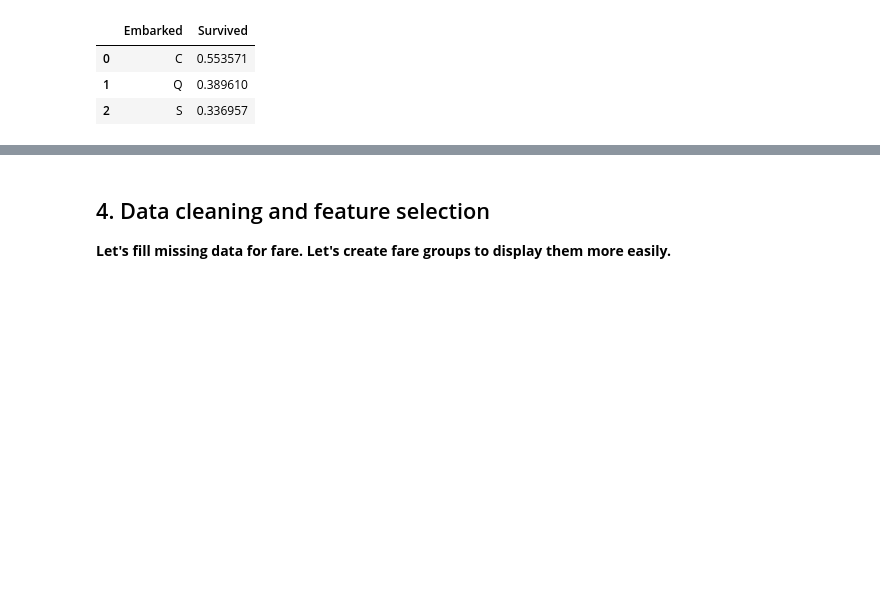
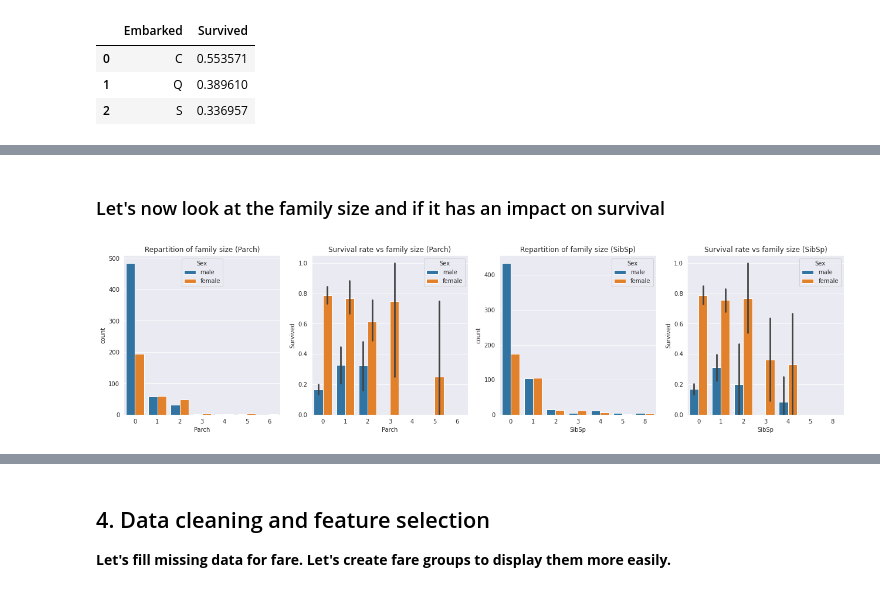
Before and after one commit to max-lutz/Kaggle_competitions, a Jupyter notebook: titanic-survival-prediction.ipynb, the cells around one changed output, grey strips where cells are left out. Drawn from its saved outputs; the diff is of its cells as text; code cells hidden in the pictures; blank space fills up the shorter version.

```diff
--- a/titanic-survival-prediction.ipynb
+++ b/titanic-survival-prediction.ipynb
@@ -306,0 +263,14 @@ Text(0.5, 1.0, 'Survival rate vs Pclass and sex')
+# %% [markdown]
+### Let's now look at the family size and if it has an impact on survival
+# %%
+fig, ax = plt.subplots(1,4, figsize=(22,5))
+sns.countplot(x="Parch", hue="Sex", data=dataset_train, ax=ax[0])
+ax[0].set_title('Repartition of family size (Parch)');
+sns.barplot(x="Parch", y="Survived", hue="Sex", data=dataset_train, ax=ax[1])
+ax[1].set_title('Survival rate vs family size (Parch)');
+sns.countplot(x="SibSp", hue="Sex", data=dataset_train, ax=ax[2])
+ax[2].set_title('Repartition of family size (SibSp)');
+sns.barplot(x="SibSp", y="Survived", hue="Sex", data=dataset_train, ax=ax[3])
+ax[3].set_title('Survival rate vs family size (SibSp)');
+# %% [output]
+[figure, added]
```
Also changed, not shown: parts of 54 cells of this notebook.
